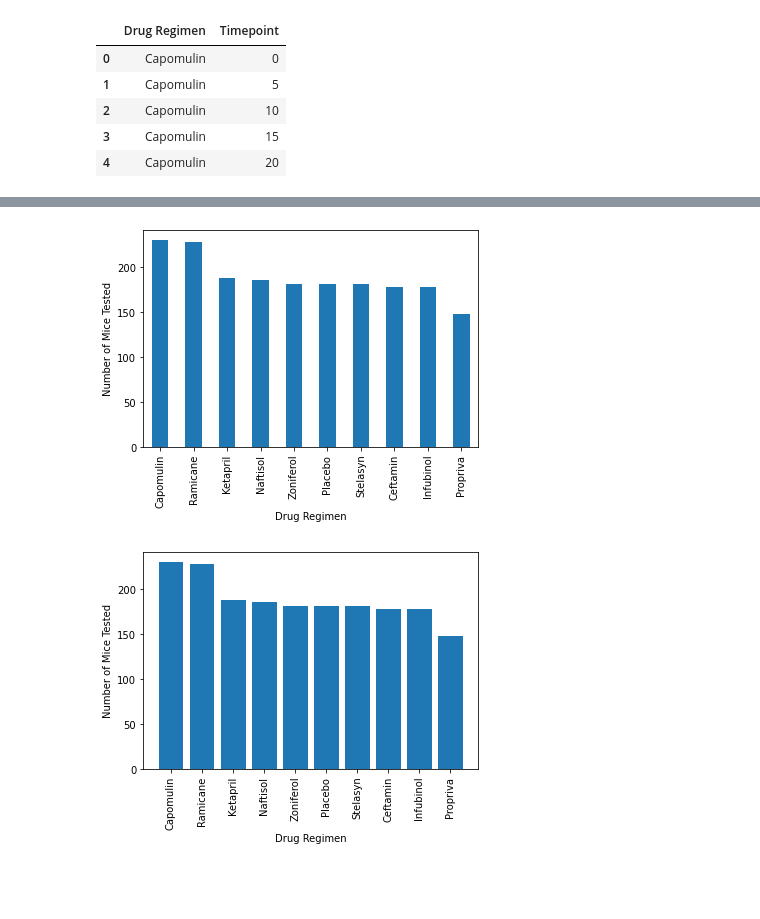
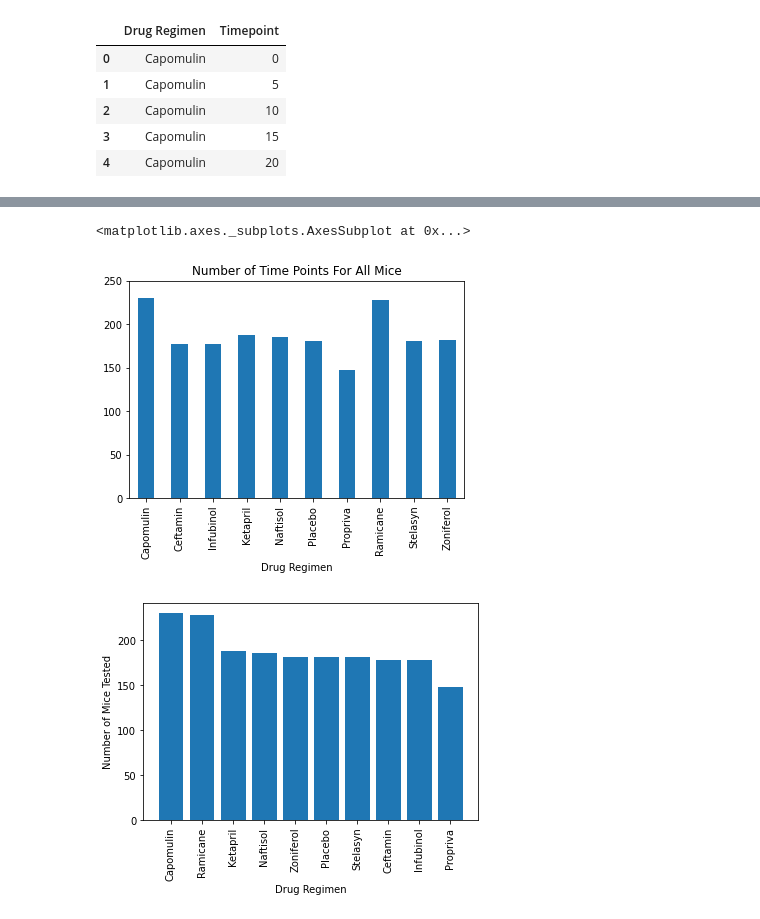
Before and after one commit to Shelf0/Matplot_PDS, a Jupyter notebook: Pymacaeticals_PDS_Main.ipynb, the cells around one changed output, grey strips where cells are left out. Saved outputs shown, nothing was run; the diff lists cells and outputs as text; code cells hidden in the pictures; blank space fills up the shorter version.

Commit message:
Generated Plot for nuumber of time points per drug

```diff
--- a/Pymacaeticals_PDS_Main.ipynb
+++ b/Pymacaeticals_PDS_Main.ipynb
@@ -322,3 +307,6 @@ bar_starter_df.head()
 | 2 | Capomulin | 10 |
 | 3 | Capomulin | 15 |
 | 4 | Capomulin | 20 |
+# %%
+mice = bar_starter_df.groupby("Drug Regimen").count()
+mice
@@ -325,7 +326,10 @@ bar_starter_df.head()
 # %%
 # Generate a bar plot showing the total number of timepoints for all mice tested for each drug regimen using Pandas.
+mice.plot(kind="bar", figsize = (6,4), ylim = (0,250), legend = False,
+                        title = 'Number of Time Points For All Mice', width = 0.5)
 # %% [output]
+<matplotlib.axes._subplots.AxesSubplot at 0x...>
-[figure, old version]
+[figure, new version]
 # %%
 # Generate a bar plot showing the total number of timepoints for all mice tested for each drug regimen using pyplot.
 # %% [output]
```
Also changed, not shown: parts of 2 cells of this notebook.
